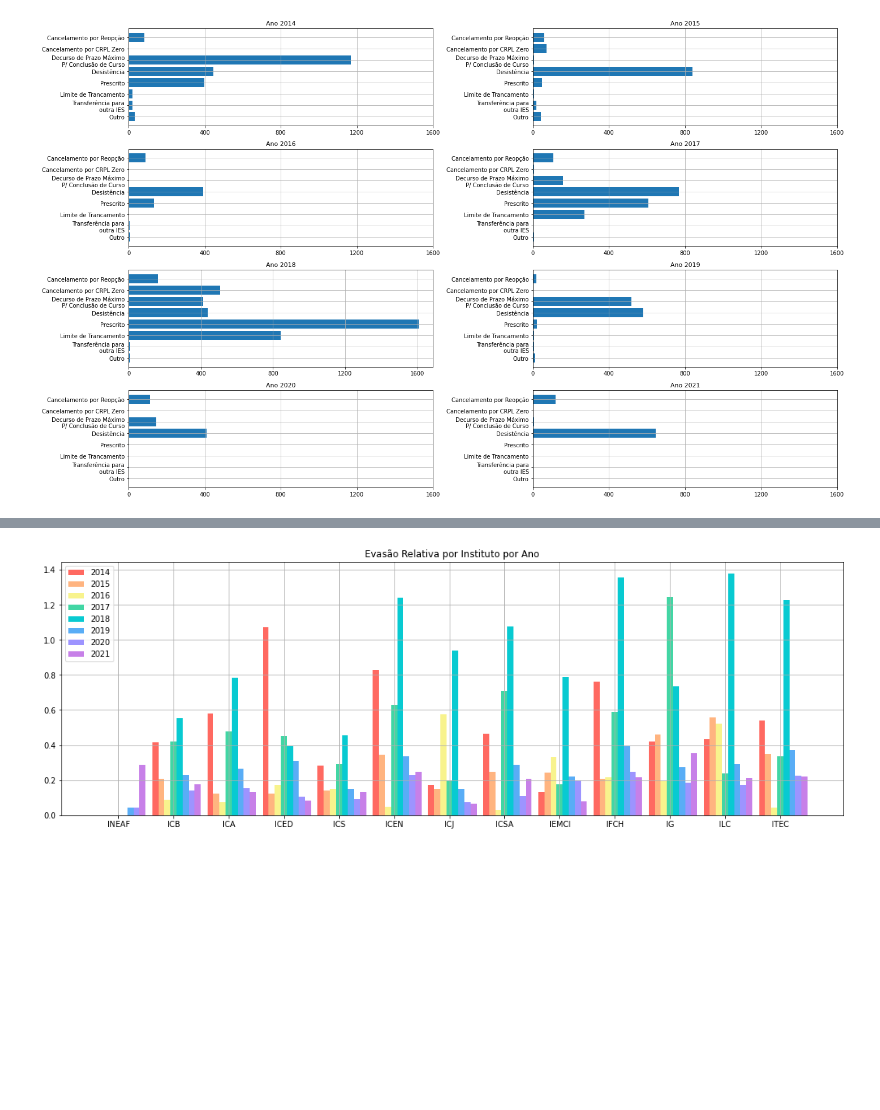
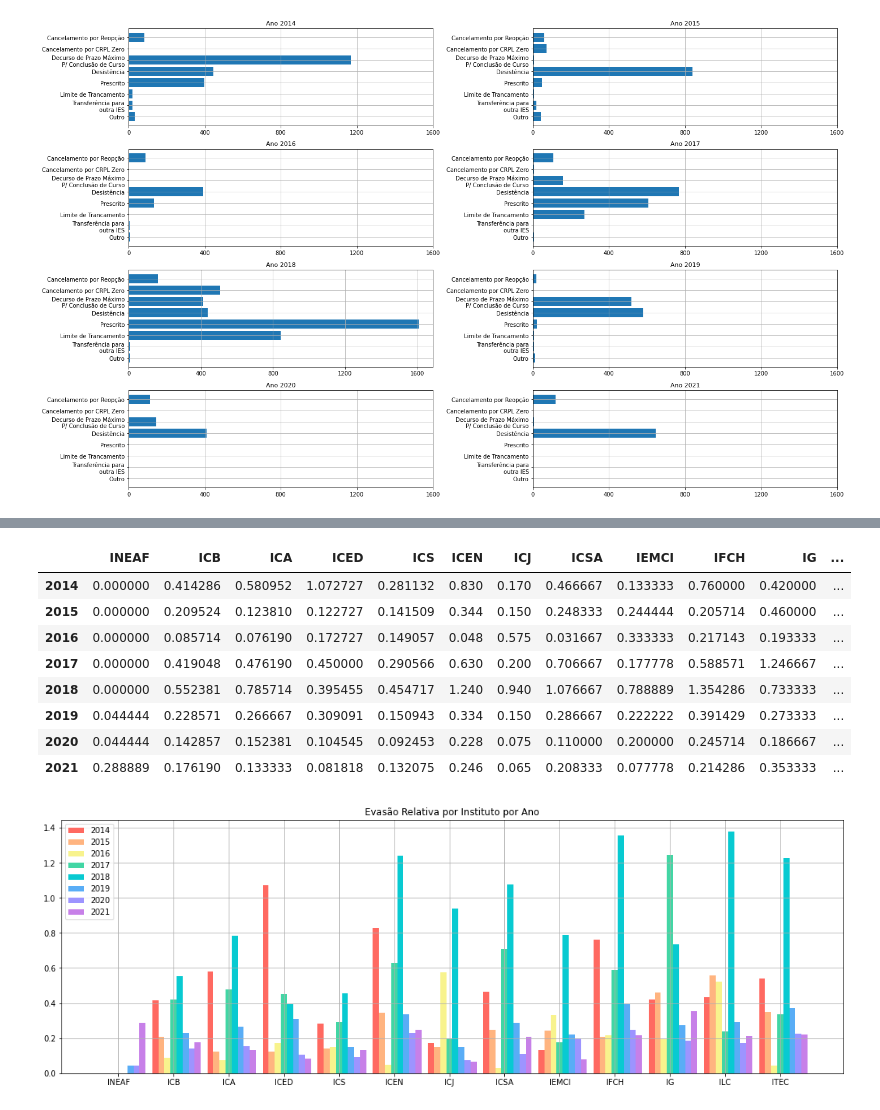
Before and after one commit to gabrielcoout/Analise_Evasao, a Jupyter notebook: Data_Analysis_Institute.ipynb, the cells around one changed output, grey strips where cells are left out. Cells and saved outputs as stored; diff of their text form; code cells hidden in the pictures; blank space fills up the shorter version.

```diff
--- a/Data_Analysis_Institute.ipynb
+++ b/Data_Analysis_Institute.ipynb
@@ -307,3 +343,15 @@ df_prop = df_prop.set_index(df_prop.index.astype(int))
+# %%
+df_prop
+# %% [output]
+|  | INEAF | ICB | ICA | ICED | ICS | ICEN | ICJ | ICSA | IEMCI | IFCH | IG | ... |
+| 2014 | 0.000000 | 0.414286 | 0.580952 | 1.072727 | 0.281132 | 0.830 | 0.170 | 0.466667 | 0.133333 | 0.760000 | 0.420000 | ... |
+| 2015 | 0.000000 | 0.209524 | 0.123810 | 0.122727 | 0.141509 | 0.344 | 0.150 | 0.248333 | 0.244444 | 0.205714 | 0.460000 | ... |
+| 2016 | 0.000000 | 0.085714 | 0.076190 | 0.172727 | 0.149057 | 0.048 | 0.575 | 0.031667 | 0.333333 | 0.217143 | 0.193333 | ... |
+| 2017 | 0.000000 | 0.419048 | 0.476190 | 0.450000 | 0.290566 | 0.630 | 0.200 | 0.706667 | 0.177778 | 0.588571 | 1.246667 | ... |
+| 2018 | 0.000000 | 0.552381 | 0.785714 | 0.395455 | 0.454717 | 1.240 | 0.940 | 1.076667 | 0.788889 | 1.354286 | 0.733333 | ... |
+| 2019 | 0.044444 | 0.228571 | 0.266667 | 0.309091 | 0.150943 | 0.334 | 0.150 | 0.286667 | 0.222222 | 0.391429 | 0.273333 | ... |
+| 2020 | 0.044444 | 0.142857 | 0.152381 | 0.104545 | 0.092453 | 0.228 | 0.075 | 0.110000 | 0.200000 | 0.245714 | 0.186667 | ... |
+| 2021 | 0.288889 | 0.176190 | 0.133333 | 0.081818 | 0.132075 | 0.246 | 0.065 | 0.208333 | 0.077778 | 0.214286 | 0.353333 | ... |
 # %%
 fig = plt.figure(figsize=(18,6))
 
```
Also changed, not shown: parts of 8 cells of this notebook, 7 other files.
